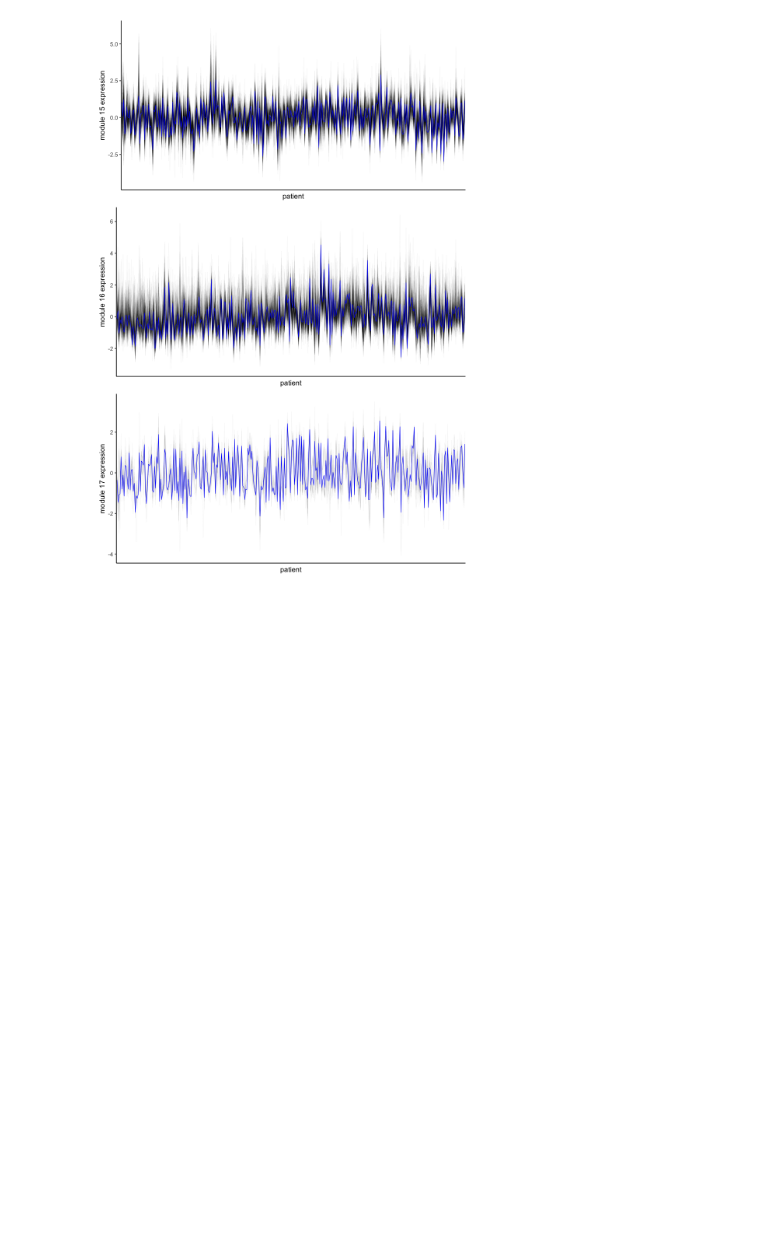
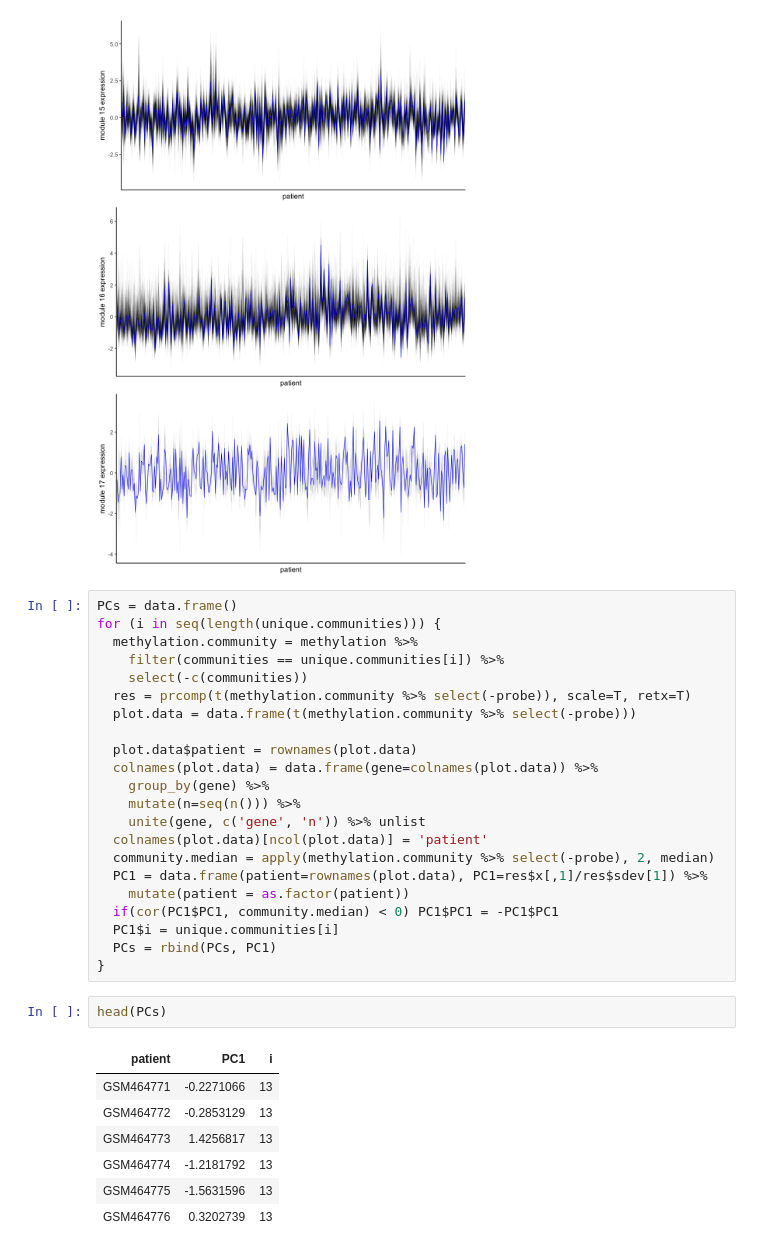
Before and after one commit to Mamie/MethylationPrediction, a Jupyter notebook: notebook/Figueroa/04_eigengene_methylation_profile.ipynb, the cells around one changed output. Drawn from its saved outputs; the diff is of its cells as text; blank space fills up the shorter version.

Commit message:
Update the methylation clustering analysis

```diff
--- a/notebook/Figueroa/04_eigengene_methylation_profile.ipynb
+++ b/notebook/Figueroa/04_eigengene_methylation_profile.ipynb
@@ -76,3 +91,35 @@ options(repr.plot.width=8, repr.plot.height=12)
 plot_grid(plotlist=p.list, ncol=1)
 # %% [output]
 [figure]
+# %%
+PCs = data.frame()
+for (i in seq(length(unique.communities))) {
+  methylation.community = methylation %>%
+    filter(communities == unique.communities[i]) %>%
+    select(-c(communities))
+  res = prcomp(t(methylation.community %>% select(-probe)), scale=T, retx=T)
+  plot.data = data.frame(t(methylation.community %>% select(-probe)))
+
+  plot.data$patient = rownames(plot.data)
+  colnames(plot.data) = data.frame(gene=colnames(plot.data)) %>%
+    group_by(gene) %>%
+    mutate(n=seq(n())) %>%
+    unite(gene, c('gene', 'n')) %>% unlist
+  colnames(plot.data)[ncol(plot.data)] = 'patient'
+  community.median = apply(methylation.community %>% select(-probe), 2, median)
+  PC1 = data.frame(patient=rownames(plot.data), PC1=res$x[,1]/res$sdev[1]) %>%
+    mutate(patient = as.factor(patient))
+  if(cor(PC1$PC1, community.median) < 0) PC1$PC1 = -PC1$PC1
+  PC1$i = unique.communities[i]
+  PCs = rbind(PCs, PC1)
+}
+# %%
+head(PCs)
+# %% [output]
+| patient | PC1 | i |
+| GSM464771 | -0.2271066 | 13 |
+| GSM464772 | -0.2853129 | 13 |
+| GSM464773 | 1.4256817 | 13 |
+| GSM464774 | -1.2181792 | 13 |
+| GSM464775 | -1.5631596 | 13 |
+| GSM464776 | 0.3202739 | 13 |
```
Also changed, not shown: parts of 3 cells of this notebook, 6 other files.
